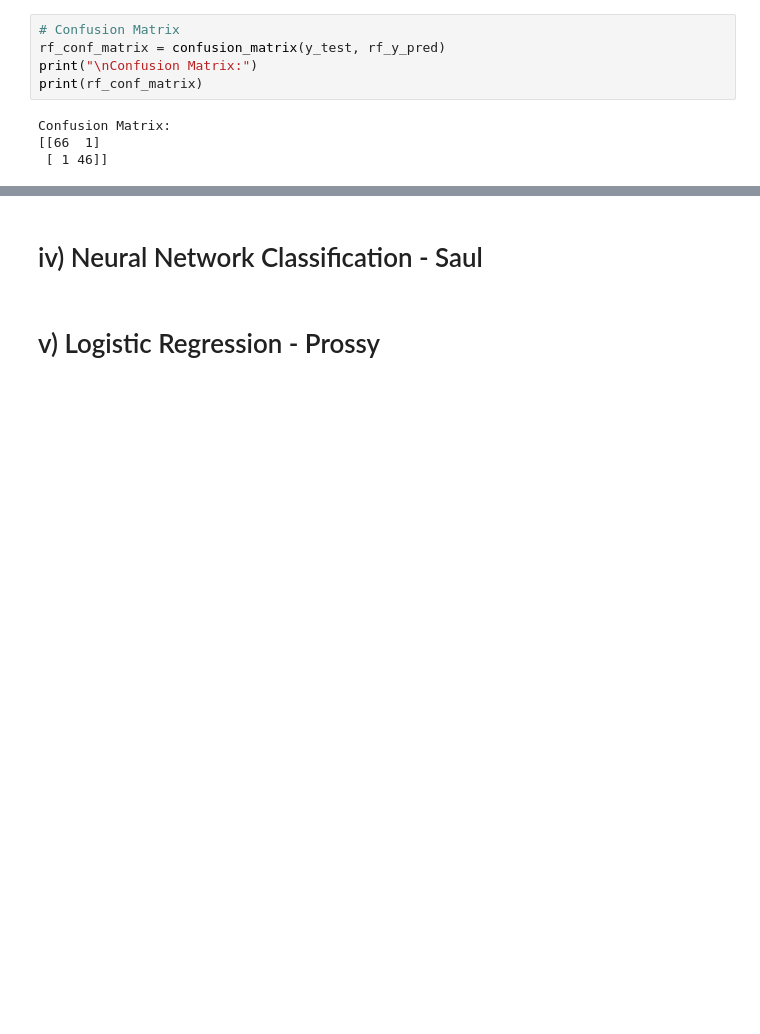
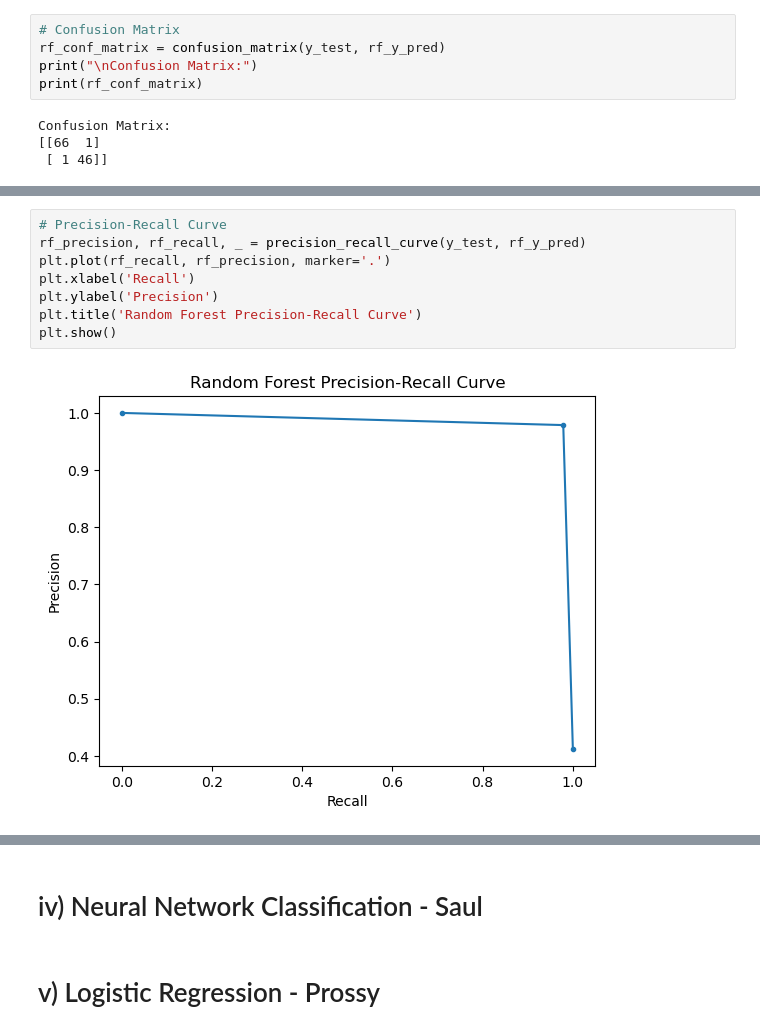
Before and after one commit to Emmanuel-Katwebaze/ML-project-coursework, a Jupyter notebook: PROJECT_COURSEWORK.ipynb, the cells around one changed output, grey strips where cells are left out. Cells and saved outputs as stored; diff of their text form; blank space fills up the shorter version.

```diff
--- a/PROJECT_COURSEWORK.ipynb
+++ b/PROJECT_COURSEWORK.ipynb
@@ -372,0 +383,10 @@ print(rf_class_report)
+# %%
+# Precision-Recall Curve
+rf_precision, rf_recall, _ = precision_recall_curve(y_test, rf_y_pred)
+plt.plot(rf_recall, rf_precision, marker='.')
+plt.xlabel('Recall')
+plt.ylabel('Precision')
+plt.title('Random Forest Precision-Recall Curve')
+plt.show()
+# %% [output]
+[figure, added]
```
Also changed, not shown: parts of 2 cells of this notebook.
